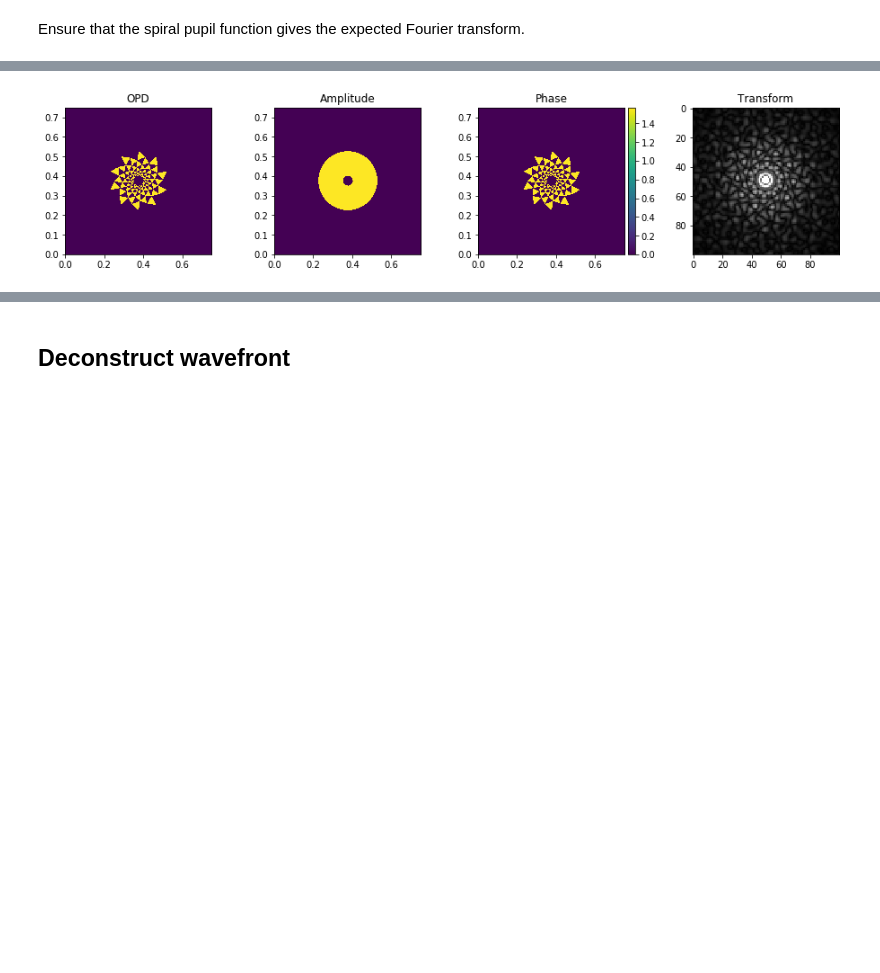
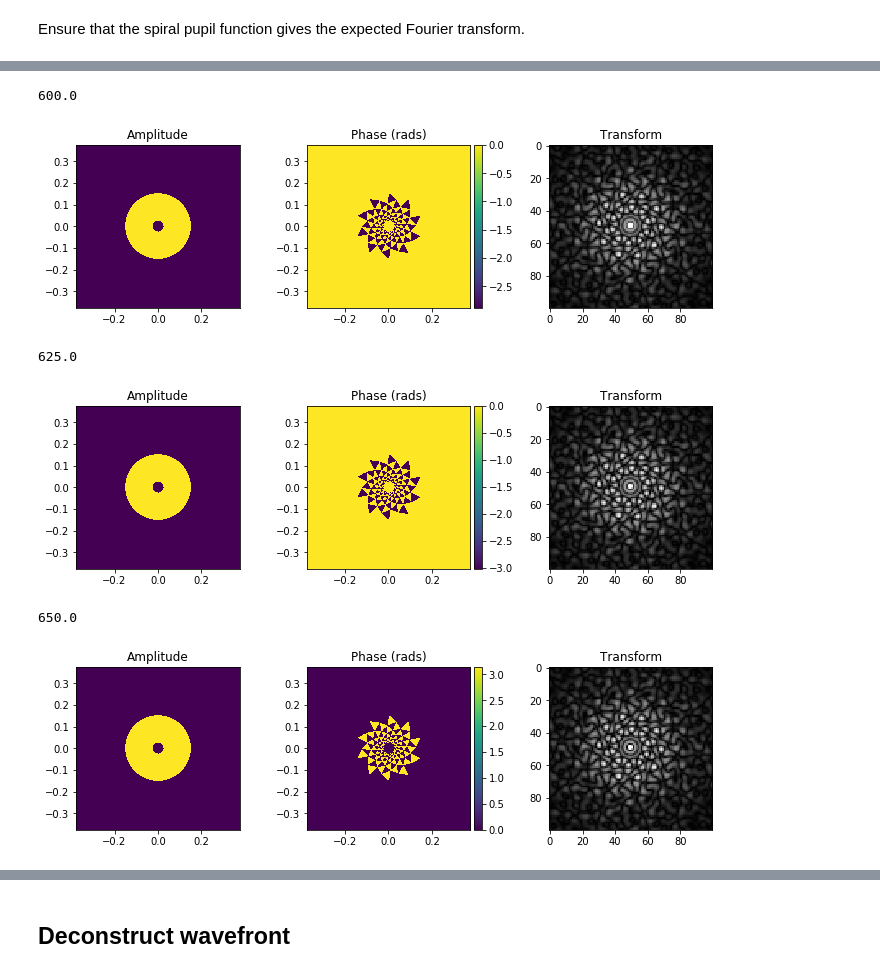
Before and after one commit to benjaminpope/toliman, a Jupyter notebook: image_modelling/notebooks/Validate spiral Fourier Transform.ipynb, the cells around one changed output, grey strips where cells are left out. Cells and saved outputs as stored; diff of their text form; code cells hidden in the pictures; blank space fills up the shorter version.

```diff
--- a/image_modelling/notebooks/Validate spiral Fourier Transform.ipynb
+++ b/image_modelling/notebooks/Validate spiral Fourier Transform.ipynb
@@ -10,15 +12,16 @@ Ensure that the spiral pupil function gives the expected Fourier transform.
 # %%
-from gen_phasemap import gen_phasemap
+#from gen_opdmap import gen_opdmap
+from gen_opdmap import gen_opdmap
 from spirals import binarized_ringed
 
 # This is the pupil function
 def binarized_ringed_650(r, phi):
-    phase = 650.*1e-9 # actually OPD
-    return binarized_ringed(r, phi, phase)
+    opd = 650.*1e-9*0.5
+    return binarized_ringed(r, phi, opd)
 
 # Values pulled from a recent run of proper for the toliman config
 gridsize = 2048
 sampling = 0.00036621093749999995 # m/sample
-phasemap = gen_phasemap(binarized_ringed_650, gridsize, 0.00036621093749999995, use_cached=True, save_cached=True)
+opdmap = gen_opdmap(binarized_ringed_650, gridsize, 0.00036621093749999995, use_cached=False, save_cached=False)
 # %%
 import matplotlib.pyplot as plt
@@ -61,40 +82,41 @@ plt.show()
 # %%
-# single instance
 import numpy as np
 import math
 import matplotlib.colors as mcolors
 from mpl_toolkits.axes_grid1 import make_axes_locatable
 
-wl=650.
-fig, axes = plt.subplots(1, 4, figsize=(16,3))
 
-plt.axes(axes[0])
-plt.imshow(phasemap,cmap='viridis',extent=[x*sampling for x in [0,gridsize,0,gridsize]])
-#plt.imshow(np.abs(np.multiply(aperture,phasemap)),cmap='viridis',extent=[x*sampling for x in [0,gridsize,0,gridsize]])
-plt.title('OPD')
+for wl in 600., 625.,650.:
+    print(wl)
+    fig, axes = plt.subplots(1, 3, figsize=(12,3))
 
-wf = np.exp((2*np.pi*complex(0., 1.)/(wl*1e-9))*phasemap)
-# Retain only illuminated region
-wf = np.multiply(wf, aperture)
-plt.axes(axes[1])
-plt.imshow(np.abs(wf),cmap='viridis',extent=[x*sampling for x in [0,gridsize,0,gridsize]])
-plt.title('Amplitude')
+    wf = np.exp((2*np.pi*complex(0., 1.)*opdmap/(wl*1e-9)))
+    # Retain only illuminated region
+    wf = np.multiply(wf, aperture)
+    plt.axes(axes[0])
+    plt.imshow(np.abs(wf),cmap='viridis',extent=[x*sampling for x in [-gridsize/2,gridsize/2,-gridsize/2,gridsize/2]])
+    plt.title('Amplitude')
 
-plt.axes(axes[2])
-im = plt.imshow(np.angle(wf),cmap='viridis',extent=[x*sampling for x in [0,gridsize,0,gridsize]])
-plt.title('Phase')
-divider = make_axes_locatable(axes[2])
-cax = divider.append_axes("right", size="5%", pad=0.05)
-plt.colorbar(im, cax=cax)
+    plt.axes(axes[1])
+    im = plt.imshow(np.angle(wf),cmap='viridis',extent=[x*sampling for x in [-gridsize/2,gridsize/2,-gridsize/2,gridsize/2]])
+    plt.title('Phase (rads)')
+    divider = make_axes_locatable(axes[1])
+    cax = divider.append_axes("right", size="5%", pad=0.05)
+    plt.colorbar(im, cax=cax)
 
-# Calculate Fourier transform
-ft = np.fft.fftshift(np.fft.fft2(wf))
+    # Calculate Fourier transform
+    ft = np.fft.fftshift(np.fft.fft2(wf))
 
-plt.axes(axes[3])
-# Peak value is around 500000, but clip at lower value to emphasise rest of image
-im = plt.imshow(np.abs(ft[975:1075,975:1075]),vmax=60000, cmap=plt.get_cmap('gray'))
-plt.title('Transform')
+    plt.axes(axes[2])
+    # Peak value is around 500000, but clip at lower value to emphasise rest of image
+    im = plt.imshow(np.abs(ft[975:1075,975:1075]),vmax=60000, cmap=plt.get_cmap('gray'))
+    plt.title('Transform')
 
-plt.show()
+    plt.show()
 # %% [output]
+600.0
-[figure, old version]
+[figure, new version]
+625.0
+[figure, added]
+650.0
+[figure, added]
```
Also changed, not shown: parts of 20 cells of this notebook, 3 other files.
